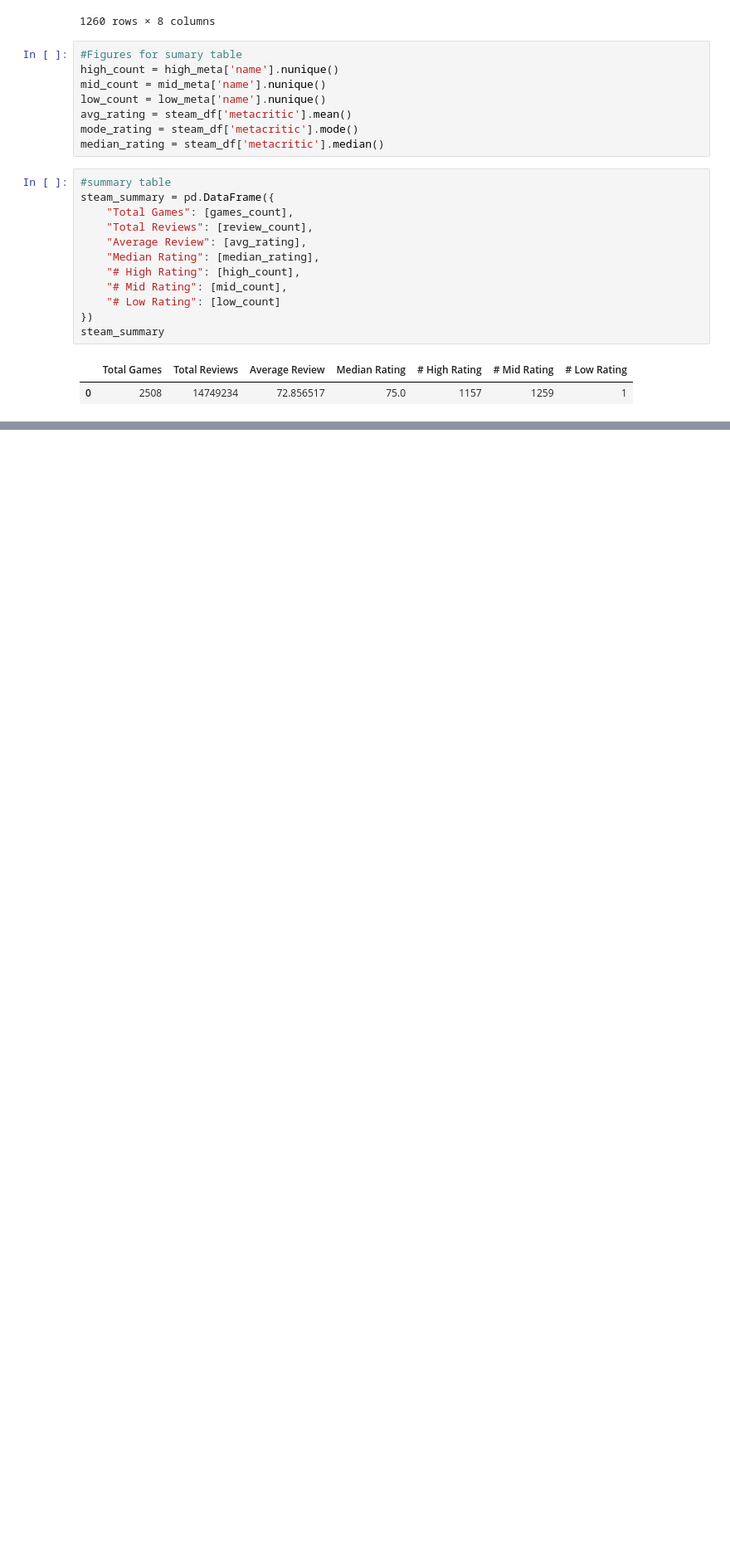
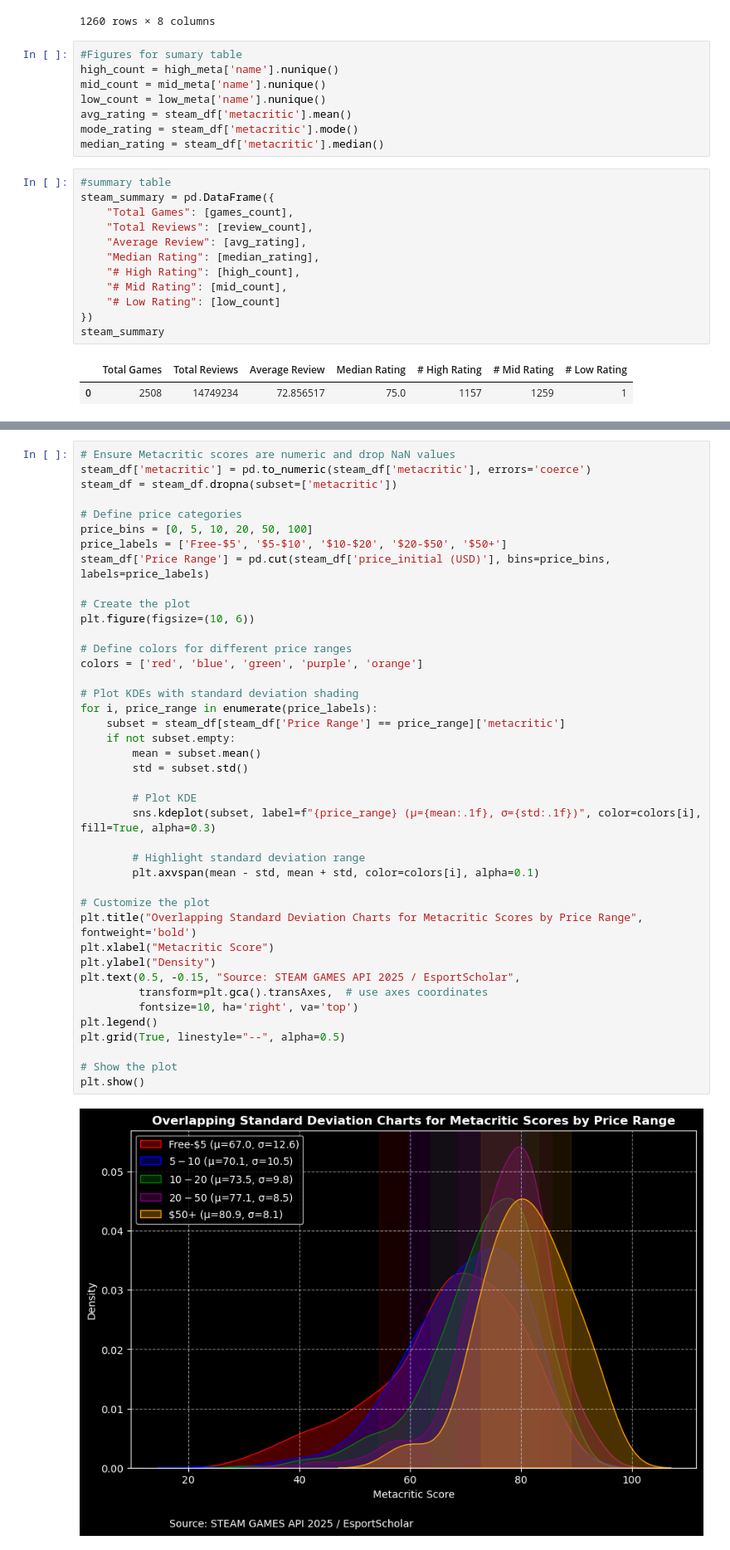
Before and after one commit to learned2/steam-games-25, a Jupyter notebook: Main/steam.ipynb, the cells around one changed output, grey strips where cells are left out. Shown: that part at 83% size. Drawn from its saved outputs; the diff is of its cells as text; blank space fills up the shorter version.

```diff
--- a/Main/steam.ipynb
+++ b/Main/steam.ipynb
@@ -257,3 +223,46 @@ plt.show()
+# %%
+# Ensure Metacritic scores are numeric and drop NaN values
+steam_df['metacritic'] = pd.to_numeric(steam_df['metacritic'], errors='coerce')
+steam_df = steam_df.dropna(subset=['metacritic'])
+
+# Define price categories
+price_bins = [0, 5, 10, 20, 50, 100]
+price_labels = ['Free-$5', '$5-$10', '$10-$20', '$20-$50', '$50+']
+steam_df['Price Range'] = pd.cut(steam_df['price_initial (USD)'], bins=price_bins, labels=price_labels)
+
+# Create the plot
+plt.figure(figsize=(10, 6))
+
+# Define colors for different price ranges
+colors = ['red', 'blue', 'green', 'purple', 'orange']
+
+# Plot KDEs with standard deviation shading
+for i, price_range in enumerate(price_labels):
+    subset = steam_df[steam_df['Price Range'] == price_range]['metacritic']
+    if not subset.empty:
+        mean = subset.mean()
+        std = subset.std()
+
+        # Plot KDE
+        sns.kdeplot(subset, label=f"{price_range} (μ={mean:.1f}, σ={std:.1f})", color=colors[i], fill=True, alpha=0.3)
+
+        # Highlight standard deviation range
+        plt.axvspan(mean - std, mean + std, color=colors[i], alpha=0.1)
+
+# Customize the plot
+plt.title("Overlapping Standard Deviation Charts for Metacritic Scores by Price Range", fontweight='bold')
+plt.xlabel("Metacritic Score")
+plt.ylabel("Density")
+plt.text(0.5, -0.15, "Source: STEAM GAMES API 2025 / EsportScholar",
+         transform=plt.gca().transAxes,  # use axes coordinates
+         fontsize=10, ha='right', va='top')
+plt.legend()
+plt.grid(True, linestyle="--", alpha=0.5)
+
+# Show the plot
+plt.show()
+# %% [output]
+[figure, added]
 # %%
 #Best value games
 
```
Also changed, not shown: parts of 3 cells of this notebook.
